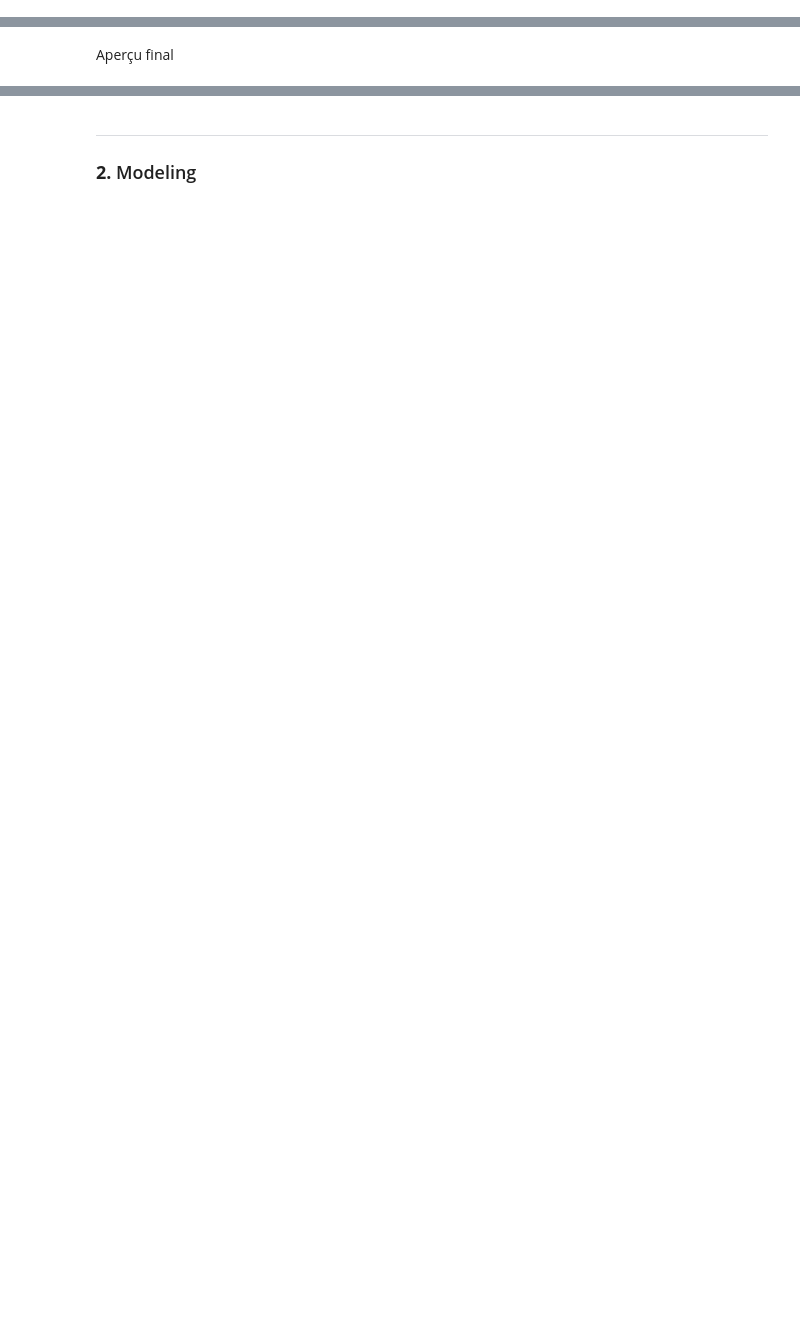
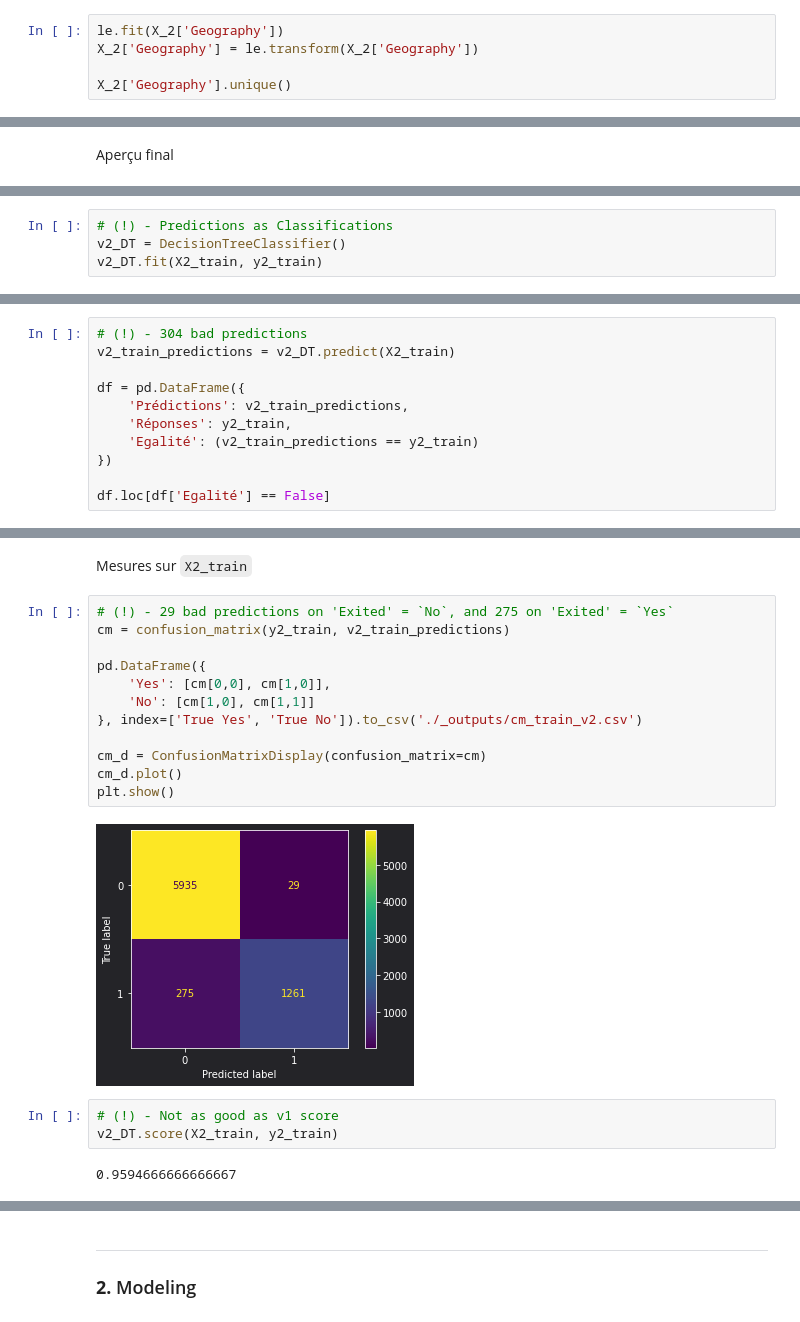
Before and after one commit to ElodieBayet/ai-developer, a Jupyter notebook: 06.projects/02.churn/ml_churn.ipynb, the cells around one changed output, grey strips where cells are left out. Drawn from its saved outputs; the diff is of its cells as text; blank space fills up the shorter version.

```diff
--- a/06.projects/02.churn/ml_churn.ipynb
+++ b/06.projects/02.churn/ml_churn.ipynb
@@ -130,0 +199,5 @@ X
+# %%
+le.fit(X_2['Geography'])
+X_2['Geography'] = le.transform(X_2['Geography'])
+
+X_2['Geography'].unique()
@@ -298,0 +398,4 @@ plt.show()
+# %%
+# (!) - Predictions as Classifications
+v2_DT = DecisionTreeClassifier()
+v2_DT.fit(X2_train, y2_train)
@@ -298,0 +406,11 @@ plt.show()
+# %%
+# (!) - 304 bad predictions
+v2_train_predictions = v2_DT.predict(X2_train)
+
+df = pd.DataFrame({
+    'Prédictions': v2_train_predictions,
+    'Réponses': y2_train,
+    'Egalité': (v2_train_predictions == y2_train)
+})
+
+df.loc[df['Egalité'] == False]
@@ -298,0 +427,21 @@ plt.show()
+# %% [markdown]
+Mesures sur `X2_train`
+# %%
+# (!) - 29 bad predictions on 'Exited' = `No`, and 275 on 'Exited' = `Yes`
+cm = confusion_matrix(y2_train, v2_train_predictions)
+
+pd.DataFrame({
+    'Yes': [cm[0,0], cm[1,0]],
+    'No': [cm[1,0], cm[1,1]]
+}, index=['True Yes', 'True No']).to_csv('./_outputs/cm_train_v2.csv')
+
+cm_d = ConfusionMatrixDisplay(confusion_matrix=cm)
+cm_d.plot()
+plt.show()
+# %% [output]
+[figure, added]
+# %%
+# (!) - Not as good as v1 score
+v2_DT.score(X2_train, y2_train)
+# %% [output]
+0.9594666666666667
```
Also changed, not shown: parts of 85 cells of this notebook, 8 other files.
